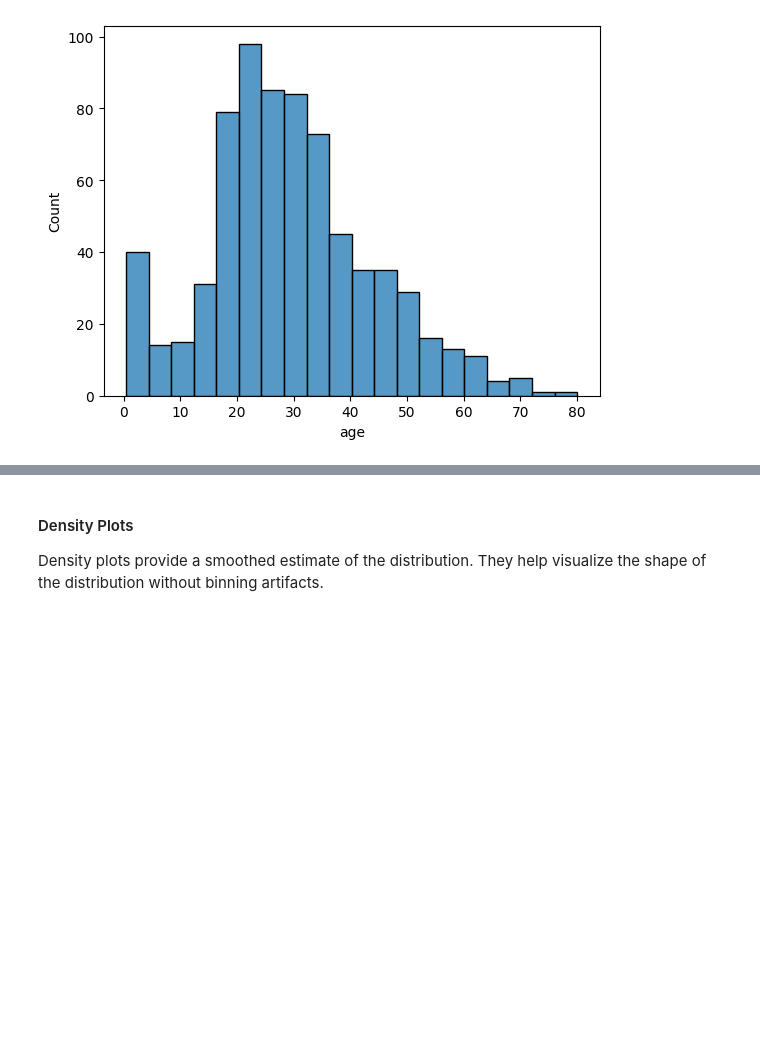
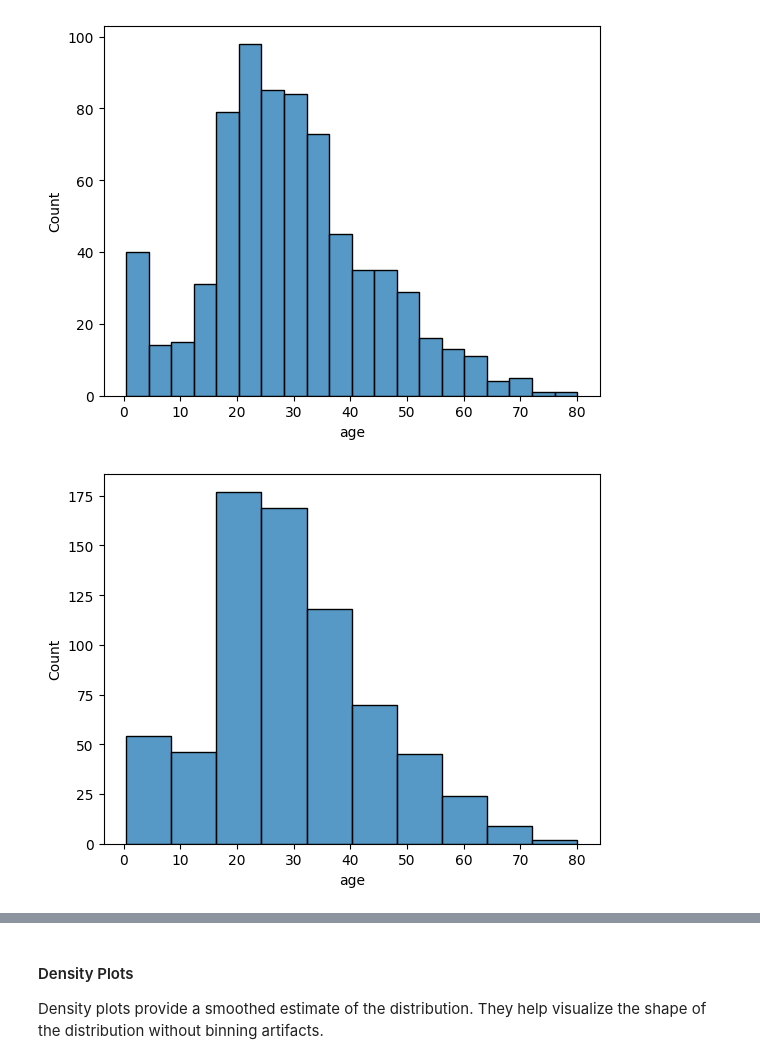
Before and after one commit to ValRCS/RTU_Data_Analysis_Visualization_CPD, a Jupyter notebook: notebooks/day3_exploratory_data_analysis.ipynb, the cells around one changed output, grey strips where cells are left out. Saved outputs shown, nothing was run; the diff lists cells and outputs as text; code cells hidden in the pictures; blank space fills up the shorter version.

```diff
--- a/notebooks/day3_exploratory_data_analysis.ipynb
+++ b/notebooks/day3_exploratory_data_analysis.ipynb
@@ -301,3 +421,8 @@ For example, the age distribution of Titanic passengers.
 sns.histplot(titanic['age'].dropna(), bins=20, kde=False);
 # %% [output]
 [figure]
+# %%
+# let's try different bin size
+sns.histplot(titanic['age'].dropna(), bins=10, kde=False);
+# %% [output]
+[figure, added]
```
Also changed, not shown: parts of 33 cells of this notebook.
